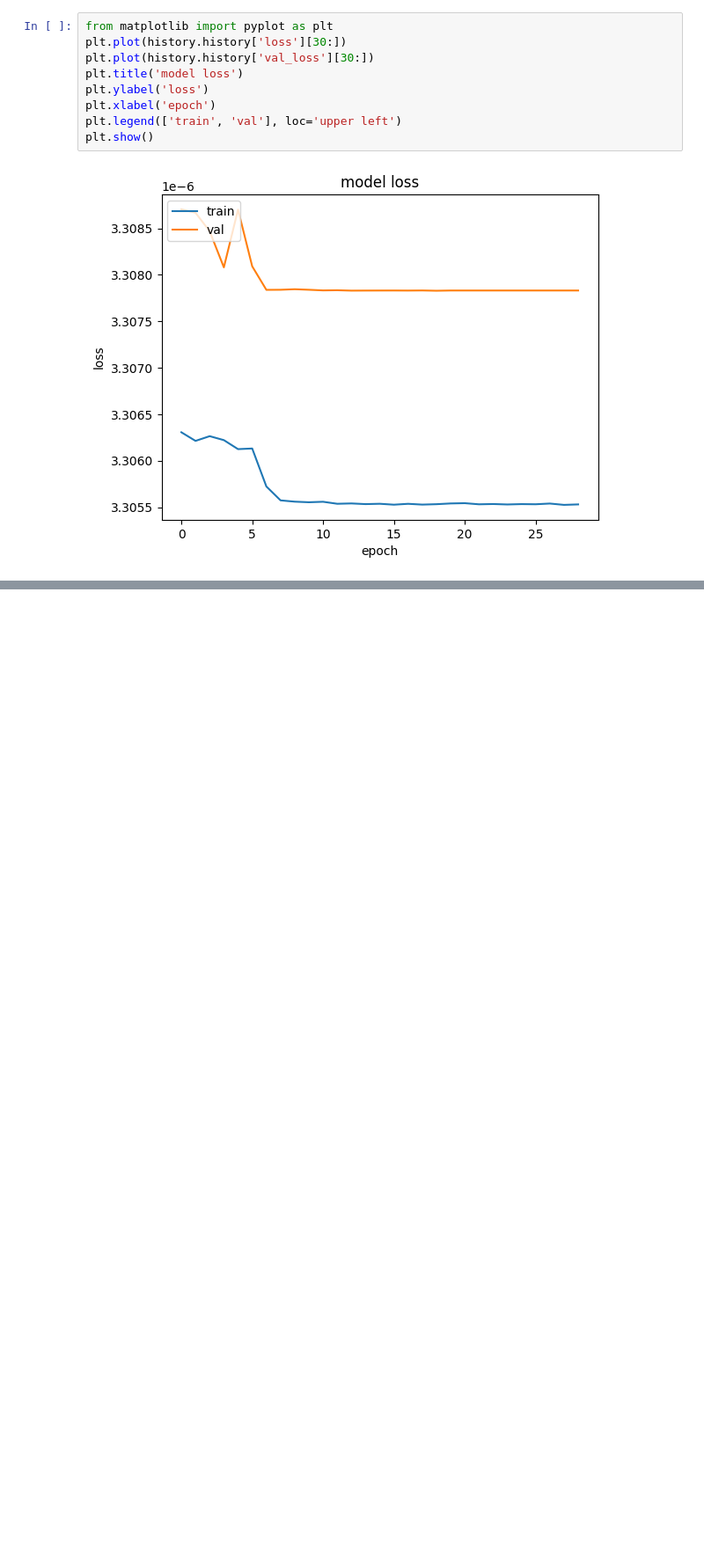
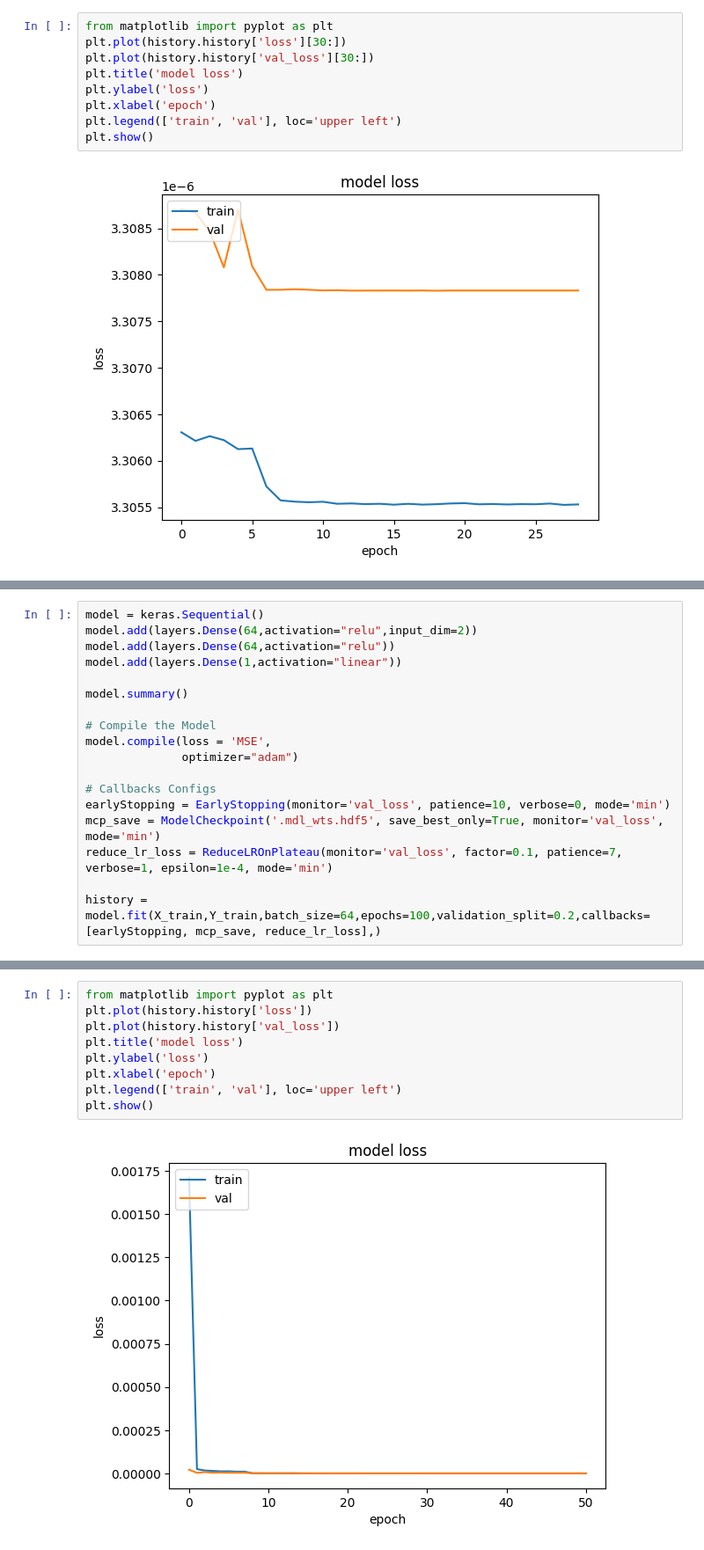
Before and after one commit to Mohammad-Mahdi1999/Multiplication-via-Neural-Network, a Jupyter notebook: Multiplication_via_Neural_Network.ipynb, the cells around one changed output, grey strips where cells are left out. Shown: that part at 88% size. Cells and saved outputs as stored; diff of their text form; blank space fills up the shorter version.

Commit message:
2 hidden layer done- cnn rnn added- log norm failed

```diff
--- a/Multiplication_via_Neural_Network.ipynb
+++ b/Multiplication_via_Neural_Network.ipynb
@@ -233,0 +259,18 @@ array([[2400.44309628,           nan,           nan]])
+# %%
+model = keras.Sequential()
+model.add(layers.Dense(64,activation="relu",input_dim=2))
+model.add(layers.Dense(64,activation="relu"))
+model.add(layers.Dense(1,activation="linear"))
+
+model.summary()
+
+# Compile the Model
+model.compile(loss = 'MSE',
+              optimizer="adam")
+
+# Callbacks Configs
+earlyStopping = EarlyStopping(monitor='val_loss', patience=10, verbose=0, mode='min')
+mcp_save = ModelCheckpoint('.mdl_wts.hdf5', save_best_only=True, monitor='val_loss', mode='min')
+reduce_lr_loss = ReduceLROnPlateau(monitor='val_loss', factor=0.1, patience=7, verbose=1, epsilon=1e-4, mode='min')
+
+history = model.fit(X_train,Y_train,batch_size=64,epochs=100,validation_split=0.2,callbacks=[earlyStopping, mcp_save, reduce_lr_loss],)
@@ -233,0 +314,11 @@ array([[2400.44309628,           nan,           nan]])
+# %%
+from matplotlib import pyplot as plt
+plt.plot(history.history['loss'])
+plt.plot(history.history['val_loss'])
+plt.title('model loss')
+plt.ylabel('loss')
+plt.xlabel('epoch')
+plt.legend(['train', 'val'], loc='upper left')
+plt.show()
+# %% [output]
+[figure, added]
```
Also changed, not shown: parts of 73 cells of this notebook.
